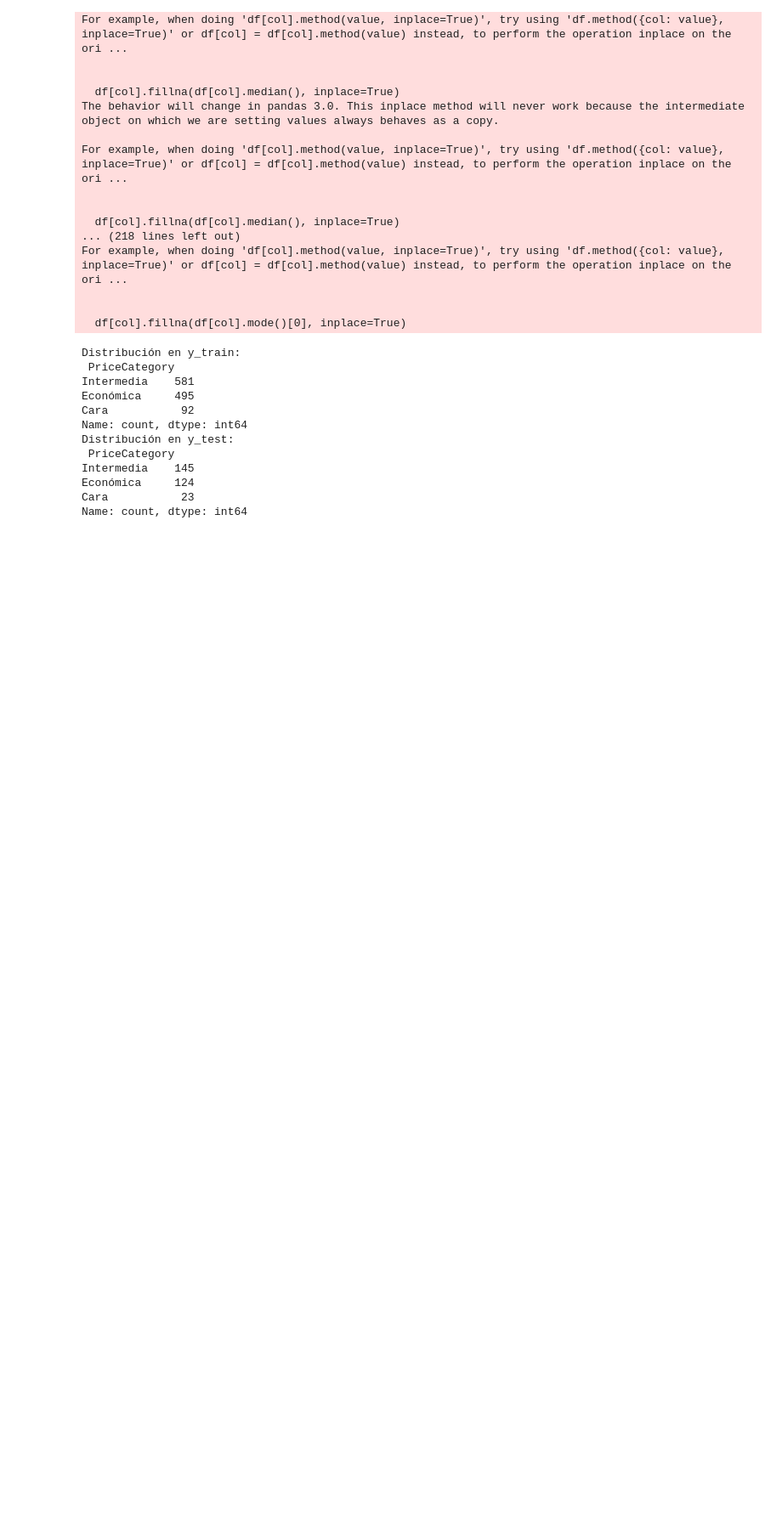
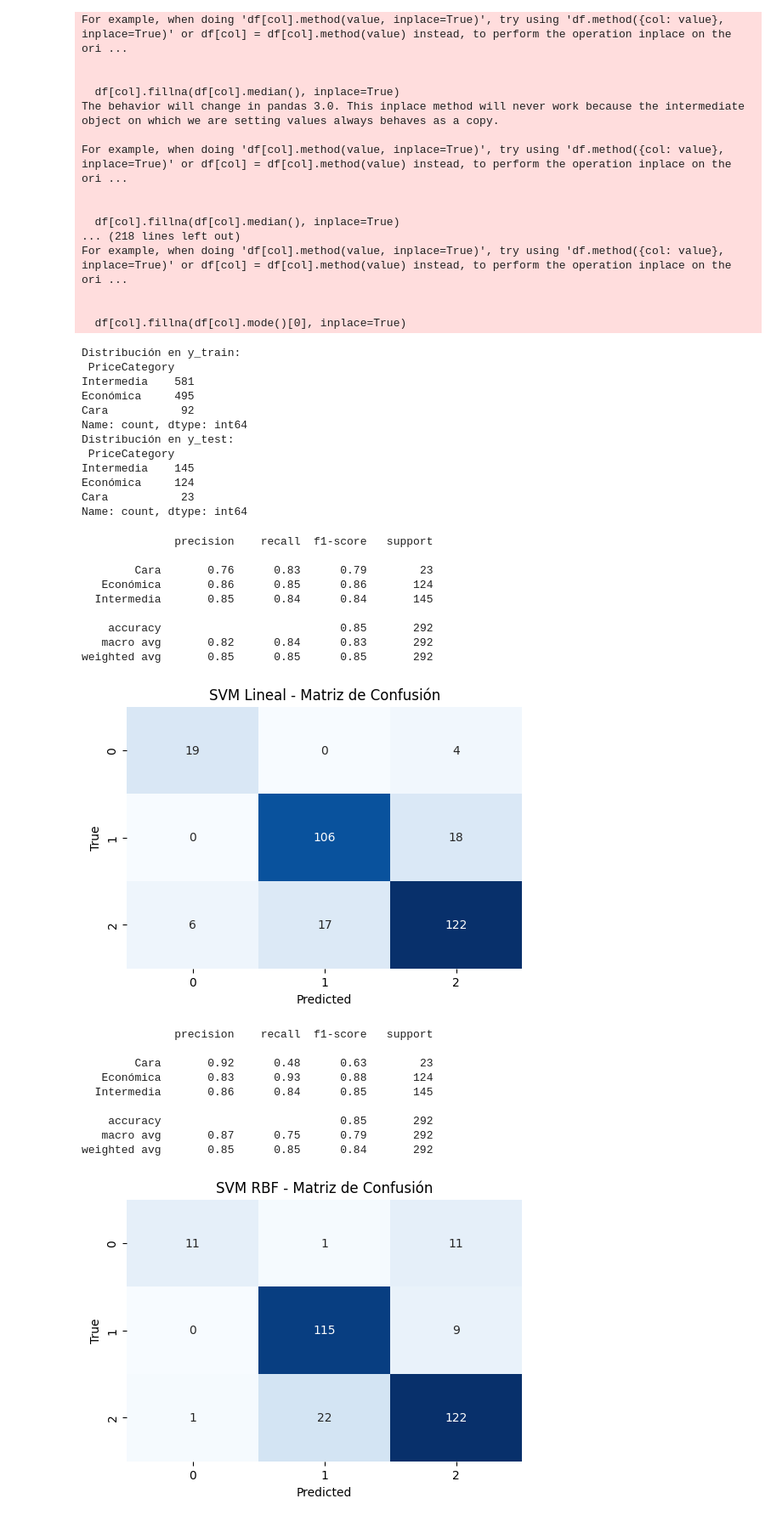
Before and after one commit to DANdelion-0908/Proyecto-2-Entrega-6-SVM, a Jupyter notebook: Dan.ipynb, the cells around one changed output. Shown at 85% size. Cells and saved outputs as stored; diff of their text form; code cells hidden in the pictures; blank space fills up the shorter version.

```diff
--- a/Dan.ipynb
+++ b/Dan.ipynb
@@ -97,3 +101,54 @@ Intermedia    145
 Económica     124
 Cara           23
 Name: count, dtype: int64
+# %%
+def plot_confusion_matrix(y_true, y_pred, title):
+    cm = confusion_matrix(y_true, y_pred)
+    plt.figure(figsize=(6,4))
+    sns.heatmap(cm, annot=True, fmt='d', cmap='Blues', cbar=False)
+    plt.title(title)
+    plt.xlabel('Predicted')
+    plt.ylabel('True')
+    plt.show()
+
+# Lineal
+svm_linear = SVC(kernel='linear', C=1, random_state=42)
+svm_linear.fit(X_train, y_train)
+y_pred_linear = svm_linear.predict(X_test)
+print(classification_report(y_test, y_pred_linear))
+plot_confusion_matrix(y_test, y_pred_linear, "SVM Lineal - Matriz de Confusión")
+
+# RBF
+svm_rbf = SVC(kernel='rbf', C=10, gamma=0.01, random_state=42)
+svm_rbf.fit(X_train, y_train)
+y_pred_rbf = svm_rbf.predict(X_test)
+print(classification_report(y_test, y_pred_rbf))
+plot_confusion_matrix(y_test, y_pred_rbf, "SVM RBF - Matriz de Confusión")
+
+# Polinomial
+svm_poly = SVC(kernel='poly', degree=3, C=1, gamma='scale', random_state=42)
+svm_poly.fit(X_train, y_train)
+y_pred_poly = svm_poly.predict(X_test)
+print(classification_report(y_test, y_pred_poly))
+plot_confusion_matrix(y_test, y_pred_poly, "SVM Polinomial - Matriz de Confusión")
+# %% [output]
+              precision    recall  f1-score   support
+
+        Cara       0.76      0.83      0.79        23
+   Económica       0.86      0.85      0.86       124
+  Intermedia       0.85      0.84      0.84       145
+
+    accuracy                           0.85       292
+   macro avg       0.82      0.84      0.83       292
+weighted avg       0.85      0.85      0.85       292
+[figure, added]
+              precision    recall  f1-score   support
+
+        Cara       0.92      0.48      0.63        23
+   Económica       0.83      0.93      0.88       124
+  Intermedia       0.86      0.84      0.85       145
+
+    accuracy                           0.85       292
+   macro avg       0.87      0.75      0.79       292
+weighted avg       0.85      0.85      0.84       292
+[figure, added]
```
Also changed, not shown: parts of 2 cells of this notebook.
